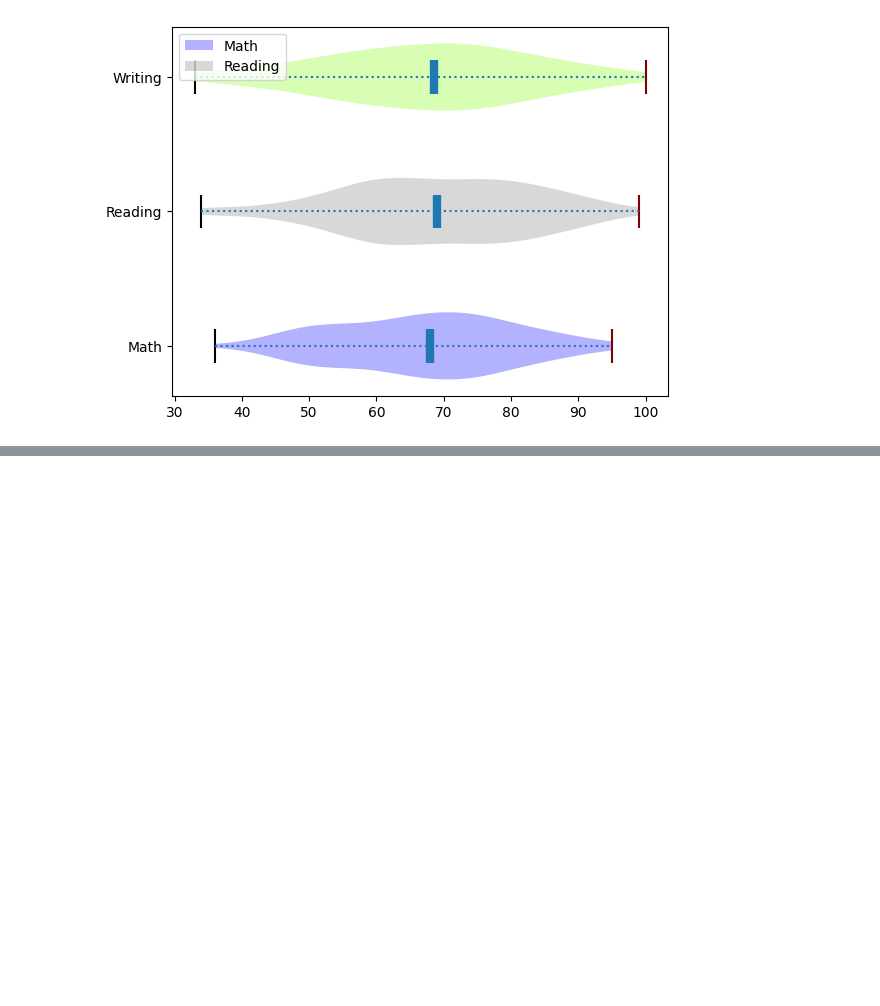
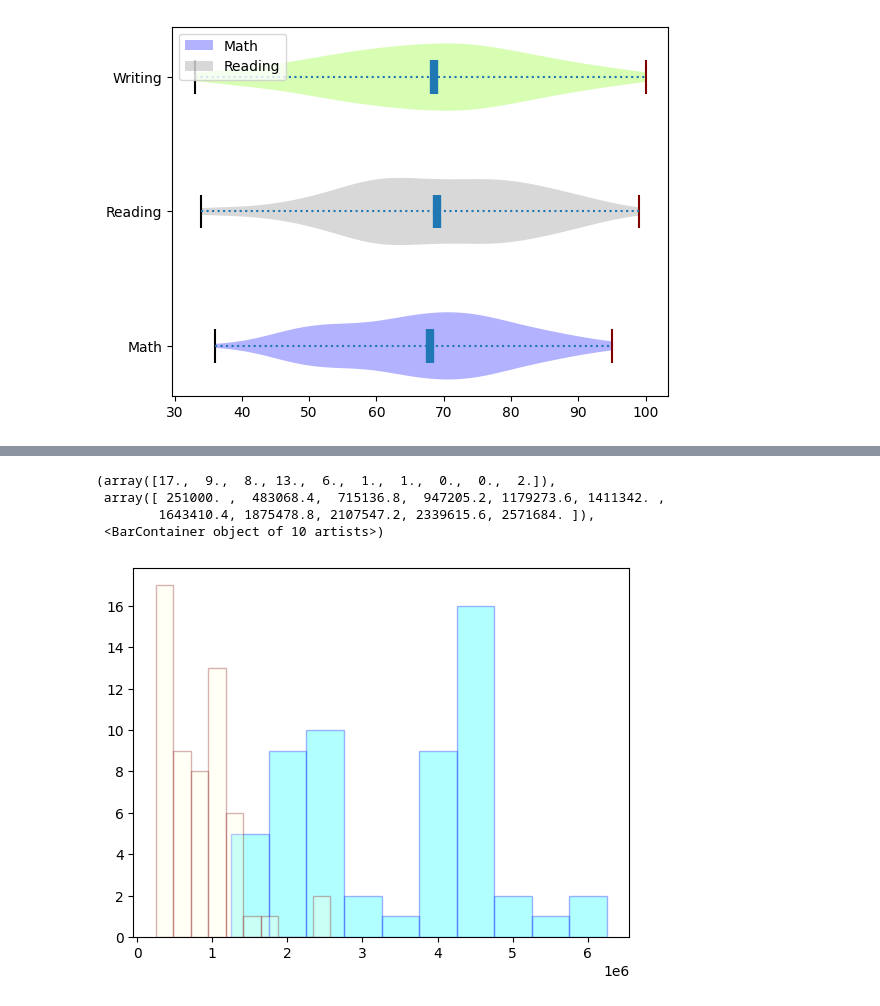
Before and after one commit to jmw-fr/Python, a Jupyter notebook: matplot/module3.ipynb, the cells around one changed output, grey strips where cells are left out. Saved outputs shown, nothing was run; the diff lists cells and outputs as text; code cells hidden in the pictures; blank space fills up the shorter version.

```diff
--- a/matplot/module3.ipynb
+++ b/matplot/module3.ipynb
@@ -186,0 +250,18 @@ plt.legend(handles = [vp['bodies'][0], vp['bodies'][1]], labels=['Math', 'Readin
+# %%
+plt.hist(np_data['GrandCanyon'],
+        facecolor = 'cyan',
+        edgecolor = 'blue',
+        bins=10,
+        alpha= 0.3)
+
+plt.hist(np_data['BryceCanyon'],
+        facecolor = 'lightyellow',
+        edgecolor = 'maroon',
+        bins=10,
+        alpha=0.3)
+# %% [output]
+(array([17.,  9.,  8., 13.,  6.,  1.,  1.,  0.,  0.,  2.]),
+ array([ 251000. ,  483068.4,  715136.8,  947205.2, 1179273.6, 1411342. ,
+        1643410.4, 1875478.8, 2107547.2, 2339615.6, 2571684. ]),
+ <BarContainer object of 10 artists>)
+[figure, added]
```
Also changed, not shown: parts of 5 cells of this notebook.
